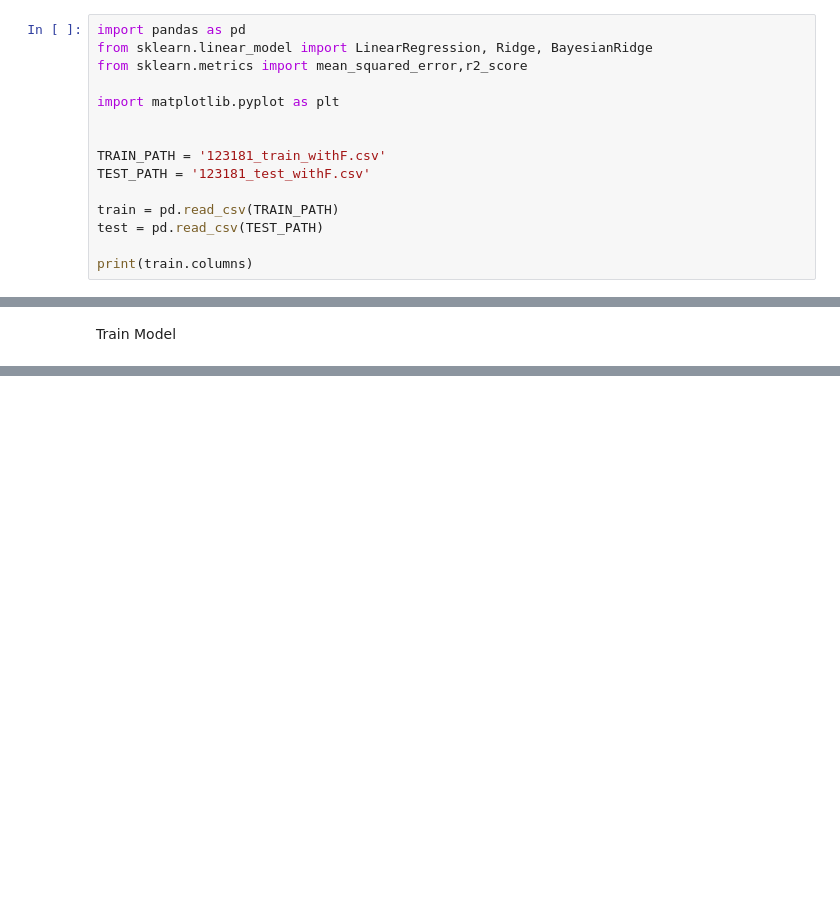
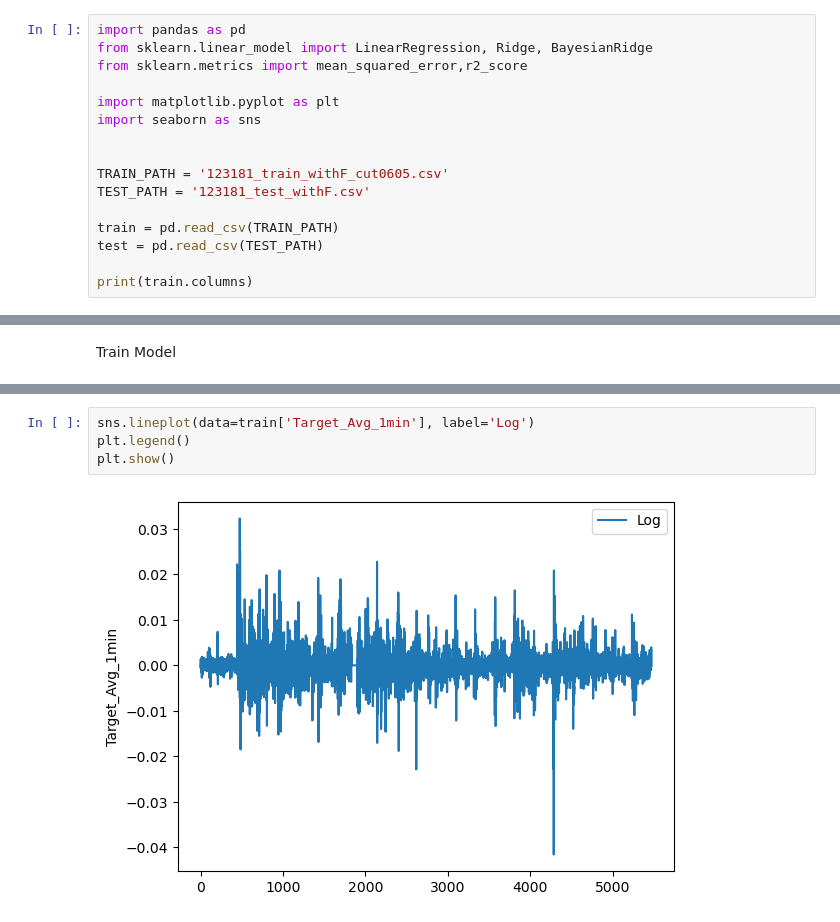
Before and after one commit to Aaron3963/Orient-Securities-2023, a Jupyter notebook: 多因子/LR_manual.ipynb, the cells around one changed output, grey strips where cells are left out. Drawn from its saved outputs; the diff is of its cells as text; blank space fills up the shorter version.

```diff
--- a/多因子/LR_manual.ipynb
+++ b/多因子/LR_manual.ipynb
@@ -4,9 +4,10 @@ from sklearn.linear_model import LinearRegression, Ridge, BayesianRidge
 from sklearn.metrics import mean_squared_error,r2_score
 
 import matplotlib.pyplot as plt
+import seaborn as sns
 
 
-TRAIN_PATH = '123181_train_withF.csv'
+TRAIN_PATH = '123181_train_withF_cut0605.csv'
 TEST_PATH = '123181_test_withF.csv'
 
 train = pd.read_csv(TRAIN_PATH)
@@ -61,0 +56,6 @@ R^2: 0.102252
+# %%
+sns.lineplot(data=train['Target_Avg_1min'], label='Log')
+plt.legend()
+plt.show()
+# %% [output]
+[figure, added]
```
Also changed, not shown: parts of 3 cells of this notebook, 2 other files.
